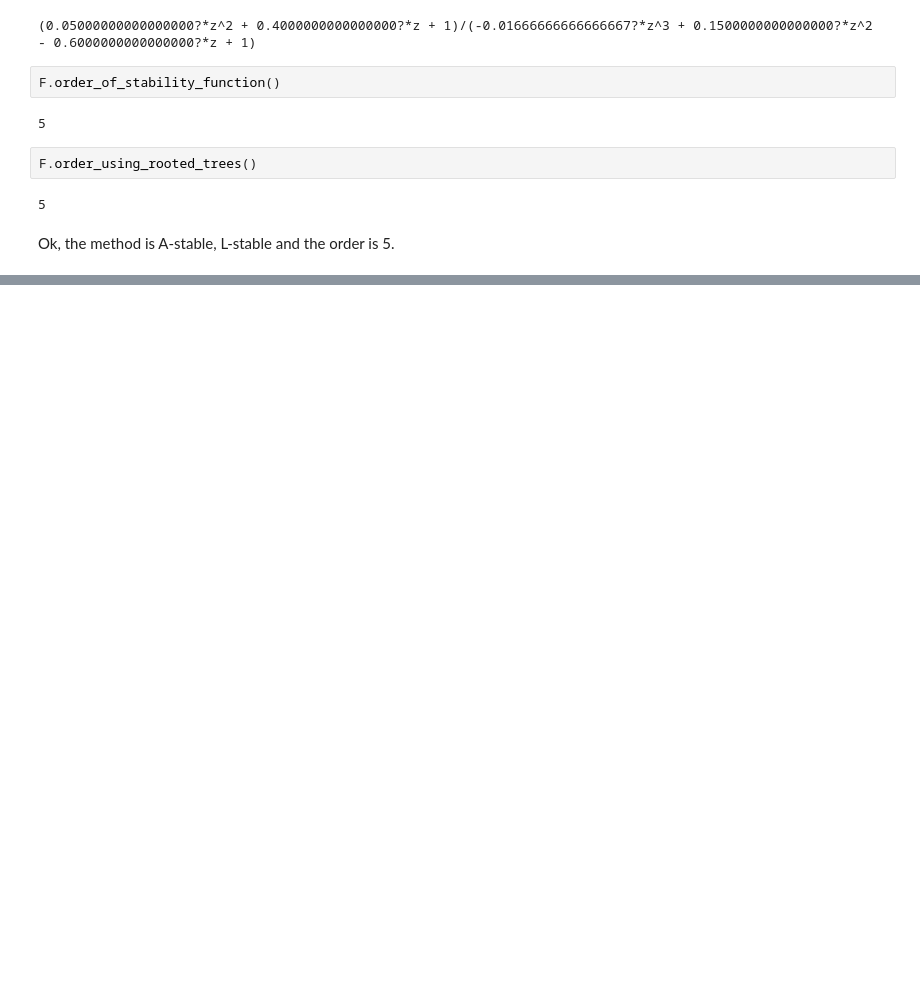
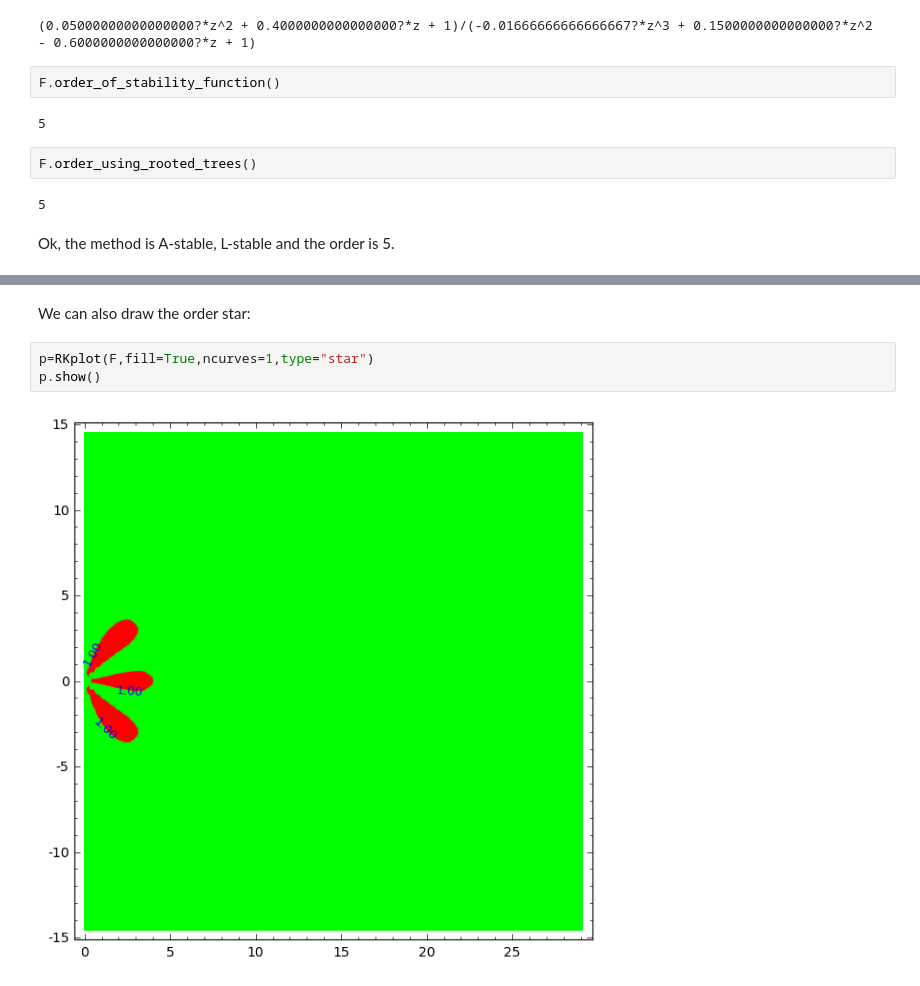
Before and after one commit to Thierry-Dumont/RKkit, a Jupyter notebook: Example1.ipynb, the cells around one changed output, grey strips where cells are left out. Cells and saved outputs as stored; diff of their text form; blank space fills up the shorter version.

```diff
--- a/Example1.ipynb
+++ b/Example1.ipynb
@@ -43,0 +53,7 @@ Ok, the method is A-stable, L-stable and the order is 5.
+# %% [markdown]
+We can also draw the order star:
+# %%
+p=RKplot(F,fill=True,ncurves=1,type="star")
+p.show()
+# %% [output]
+[figure, added]
```
Also changed, not shown: parts of 6 cells of this notebook, 8 other files.
